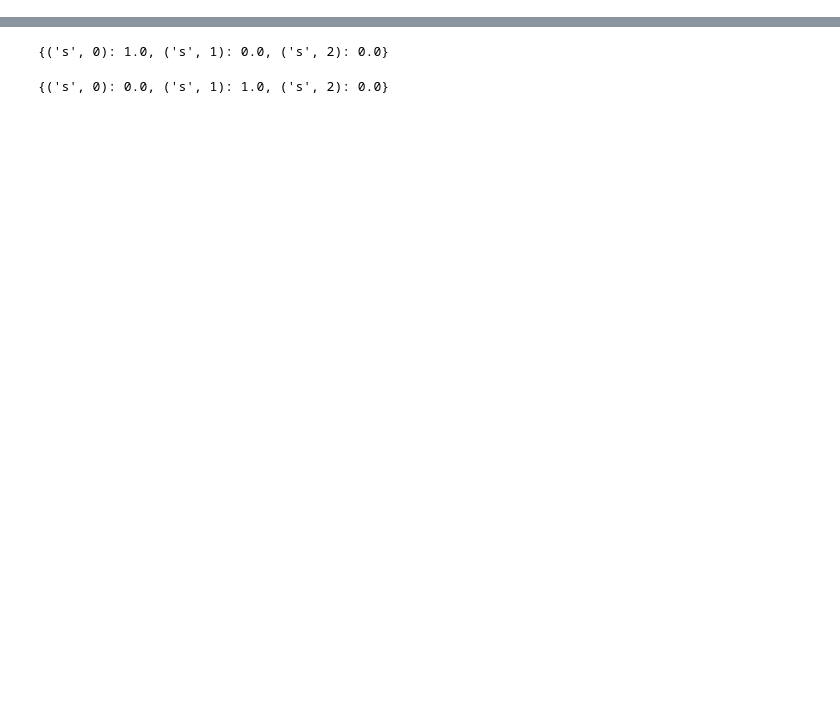
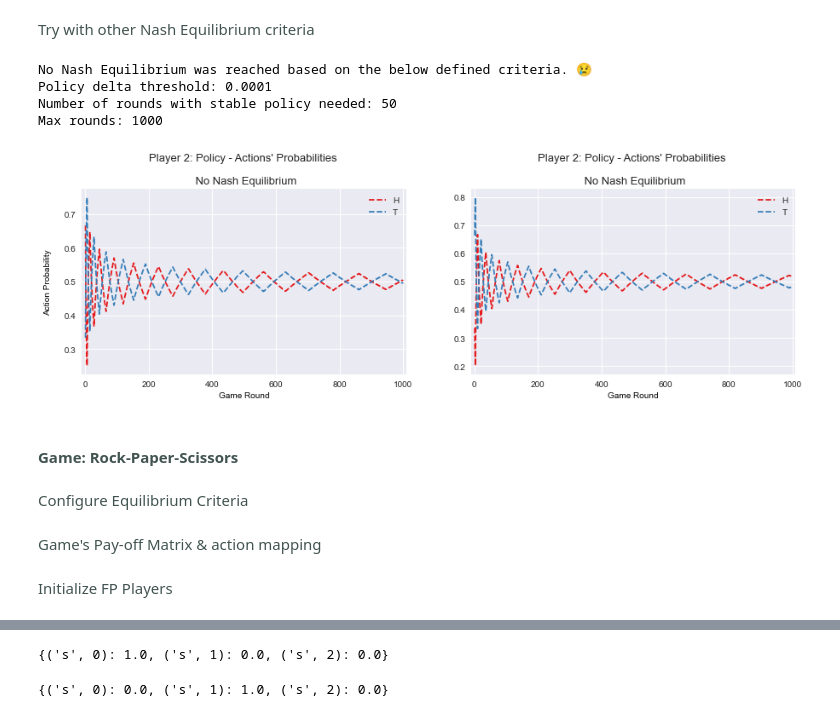
Before and after one commit to alecfilios/Fictitious-Play-and-Reinforcement-Learning-for-Computing-Equilibria, a Jupyter notebook: Computing Equilibria - FP & RL Players.ipynb, the cells around one changed output, grey strips where cells are left out. Drawn from its saved outputs; the diff is of its cells as text; code cells hidden in the pictures; blank space fills up the shorter version.

```diff
--- a/Computing Equilibria - FP & RL Players.ipynb
+++ b/Computing Equilibria - FP & RL Players.ipynb
@@ -85,0 +226,18 @@ array([0.506, 0.494])
+# %% [markdown]
+<font color='#425451'>Try with other Nash Equilibrium criteria</font>
+# %%
+player_1 = FPZeroSumPlayer(payoff_matrix)
+player_2 = FPZeroSumPlayer(column_payoff_matrix)
+
+game_log = play_fp_game(player_1, player_2, actions_map,
+                        max_iterations=1000, policy_delta_thres=0.0001, stable_policy_delta_rounds_thres=50)
+# %% [output]
+No Nash Equilibrium was reached based on the below defined criteria. 😢
+Policy delta threshold: 0.0001
+Number of rounds with stable policy needed: 50
+Max rounds: 1000
+[figure, added]
+# %% [markdown]
+####  <font color='#425451'>Game: Rock-Paper-Scissors </font>
+# %% [markdown]
+<font color='#425451'>Configure Equilibrium Criteria</font>
@@ -85,0 +248,2 @@ array([0.506, 0.494])
+# %% [markdown]
+<font color='#425451'>Game's Pay-off Matrix & action mapping</font>
@@ -85,0 +256,2 @@ array([0.506, 0.494])
+# %% [markdown]
+<font color='#425451'>Initialize FP Players</font>
```
Also changed, not shown: parts of 74 cells of this notebook.
